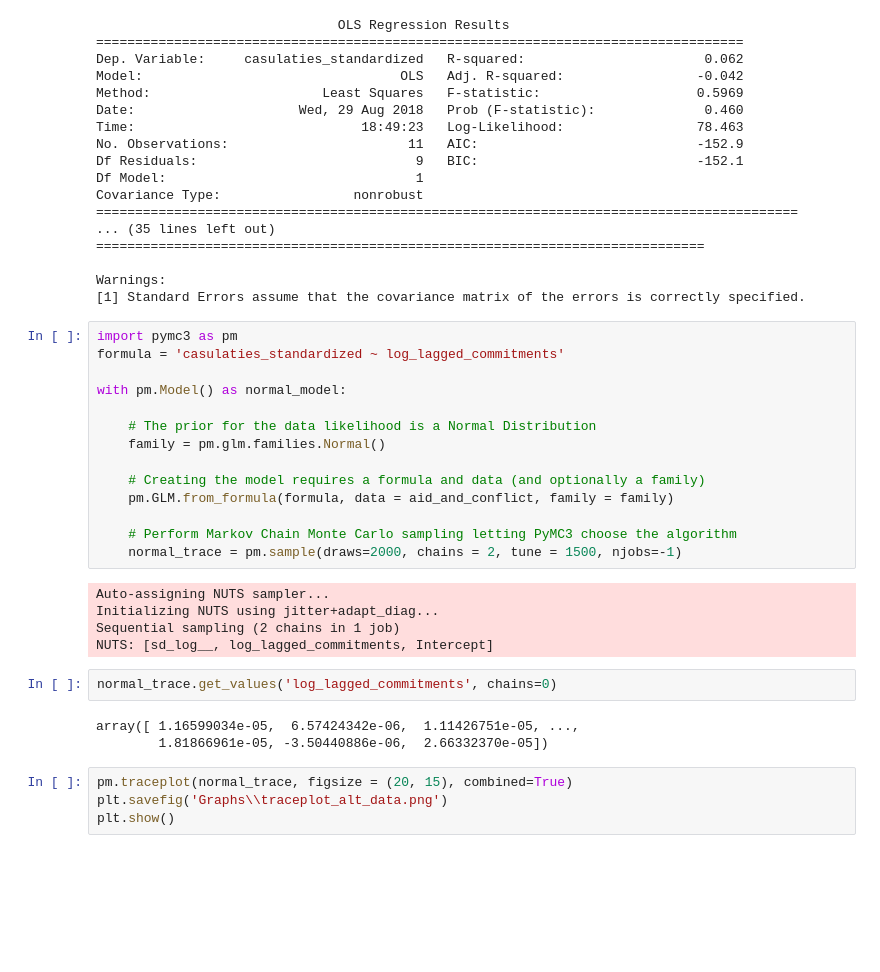
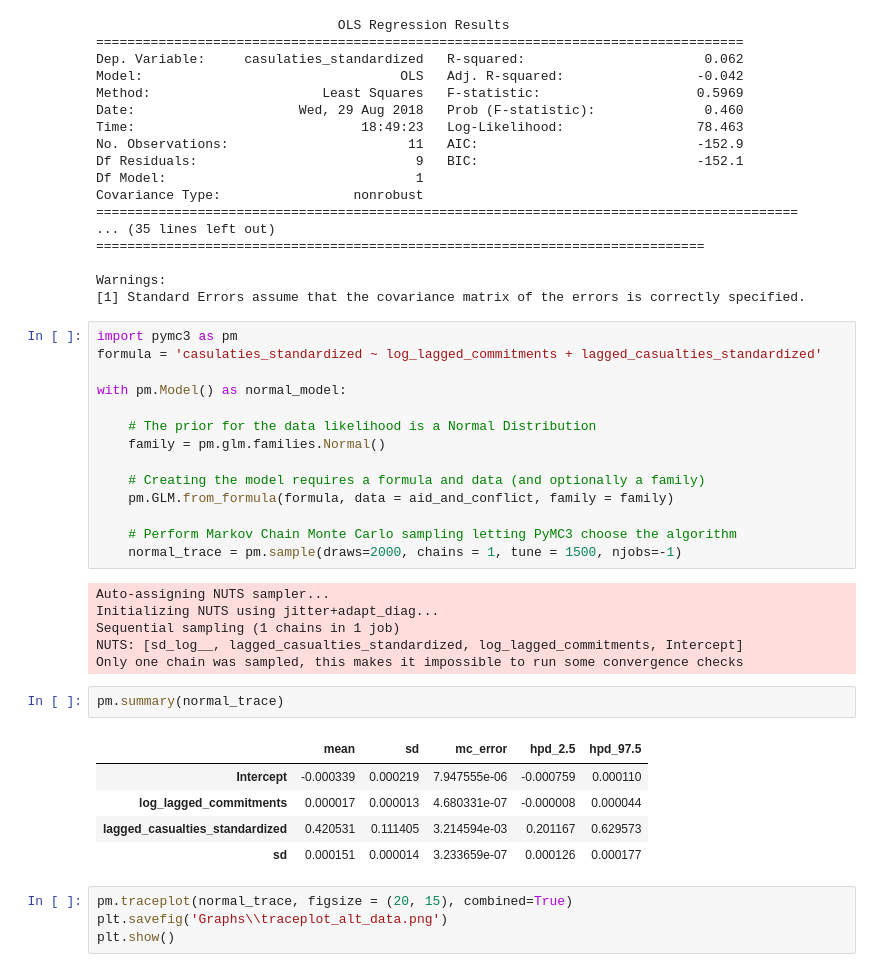
Before and after one commit to ytolochko/Diploma, a Jupyter notebook: Exploratory_geopds.ipynb, the cells around one changed output. Saved outputs shown, nothing was run; the diff lists cells and outputs as text; blank space fills up the shorter version.

```diff
--- a/Exploratory_geopds.ipynb
+++ b/Exploratory_geopds.ipynb
@@ -396,7 +397,7 @@ Warnings:
 [1] Standard Errors assume that the covariance matrix of the errors is correctly specified.
 # %%
 import pymc3 as pm
-formula = 'casulaties_standardized ~ log_lagged_commitments'
+formula = 'casulaties_standardized ~ log_lagged_commitments + lagged_casualties_standardized'
 
 with pm.Model() as normal_model:
 
@@ -407,17 +408,21 @@ with pm.Model() as normal_model:
     pm.GLM.from_formula(formula, data = aid_and_conflict, family = family)
 
     # Perform Markov Chain Monte Carlo sampling letting PyMC3 choose the algorithm
-    normal_trace = pm.sample(draws=2000, chains = 2, tune = 1500, njobs=-1)
+    normal_trace = pm.sample(draws=2000, chains = 1, tune = 1500, njobs=-1)
 # %% [output]
 Auto-assigning NUTS sampler...
 Initializing NUTS using jitter+adapt_diag...
-Sequential sampling (2 chains in 1 job)
-NUTS: [sd_log__, log_lagged_commitments, Intercept]
+Sequential sampling (1 chains in 1 job)
+NUTS: [sd_log__, lagged_casualties_standardized, log_lagged_commitments, Intercept]
+Only one chain was sampled, this makes it impossible to run some convergence checks
-# %%
-normal_trace.get_values('log_lagged_commitments', chains=0)
-# %% [output]
-array([ 1.16599034e-05,  6.57424342e-06,  1.11426751e-05, ...,
-        1.81866961e-05, -3.50440886e-06,  2.66332370e-05])
+# %%
+pm.summary(normal_trace)
+# %% [output]
+|  | mean | sd | mc_error | hpd_2.5 | hpd_97.5 |
+| Intercept | -0.000339 | 0.000219 | 7.947555e-06 | -0.000759 | 0.000110 |
+| log_lagged_commitments | 0.000017 | 0.000013 | 4.680331e-07 | -0.000008 | 0.000044 |
+| lagged_casualties_standardized | 0.420531 | 0.111405 | 3.214594e-03 | 0.201167 | 0.629573 |
+| sd | 0.000151 | 0.000014 | 3.233659e-07 | 0.000126 | 0.000177 |
 # %%
 pm.traceplot(normal_trace, figsize = (20, 15), combined=True)
 plt.savefig('Graphs\\traceplot_alt_data.png')
```
Also changed, not shown: parts of 4 cells of this notebook, 5 other files.
